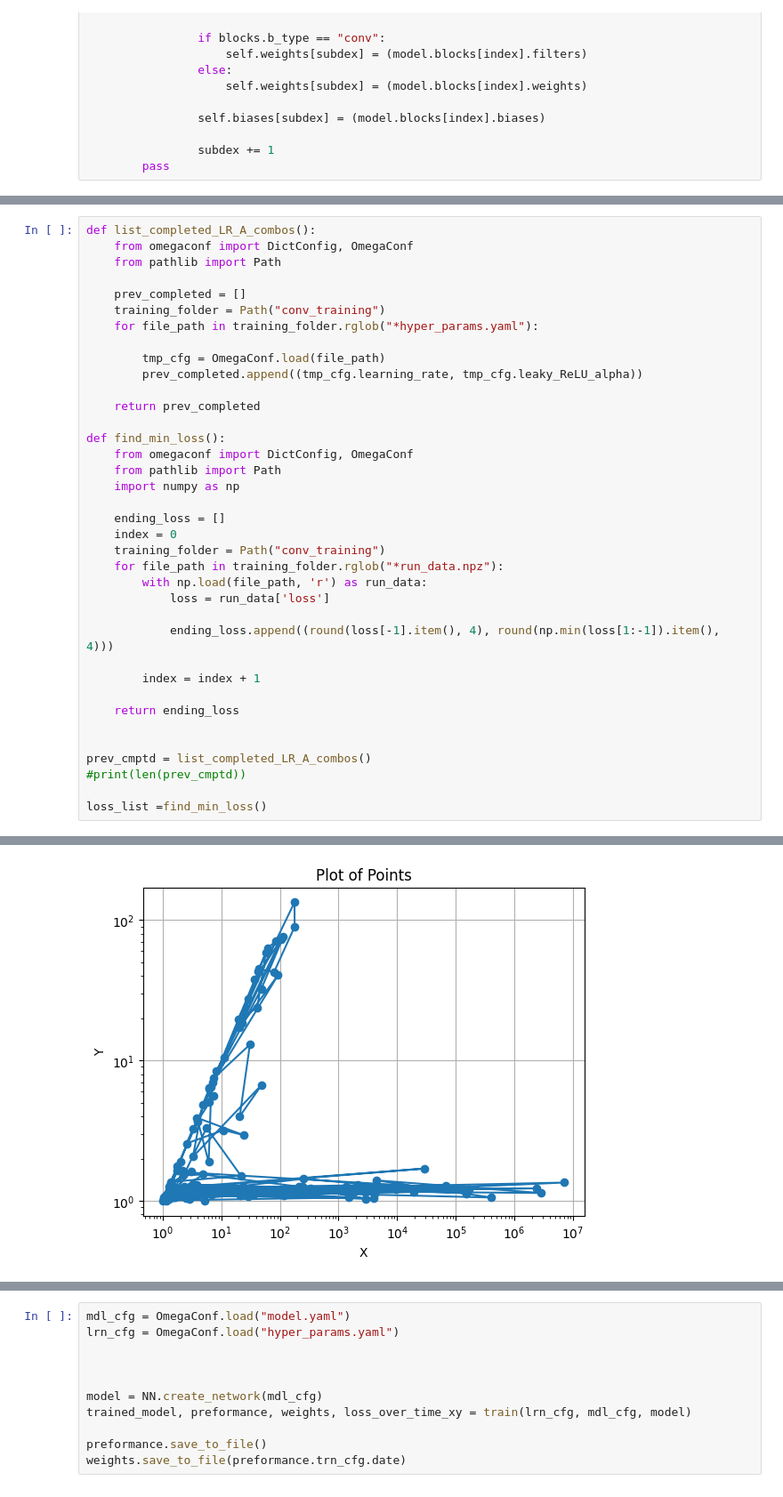
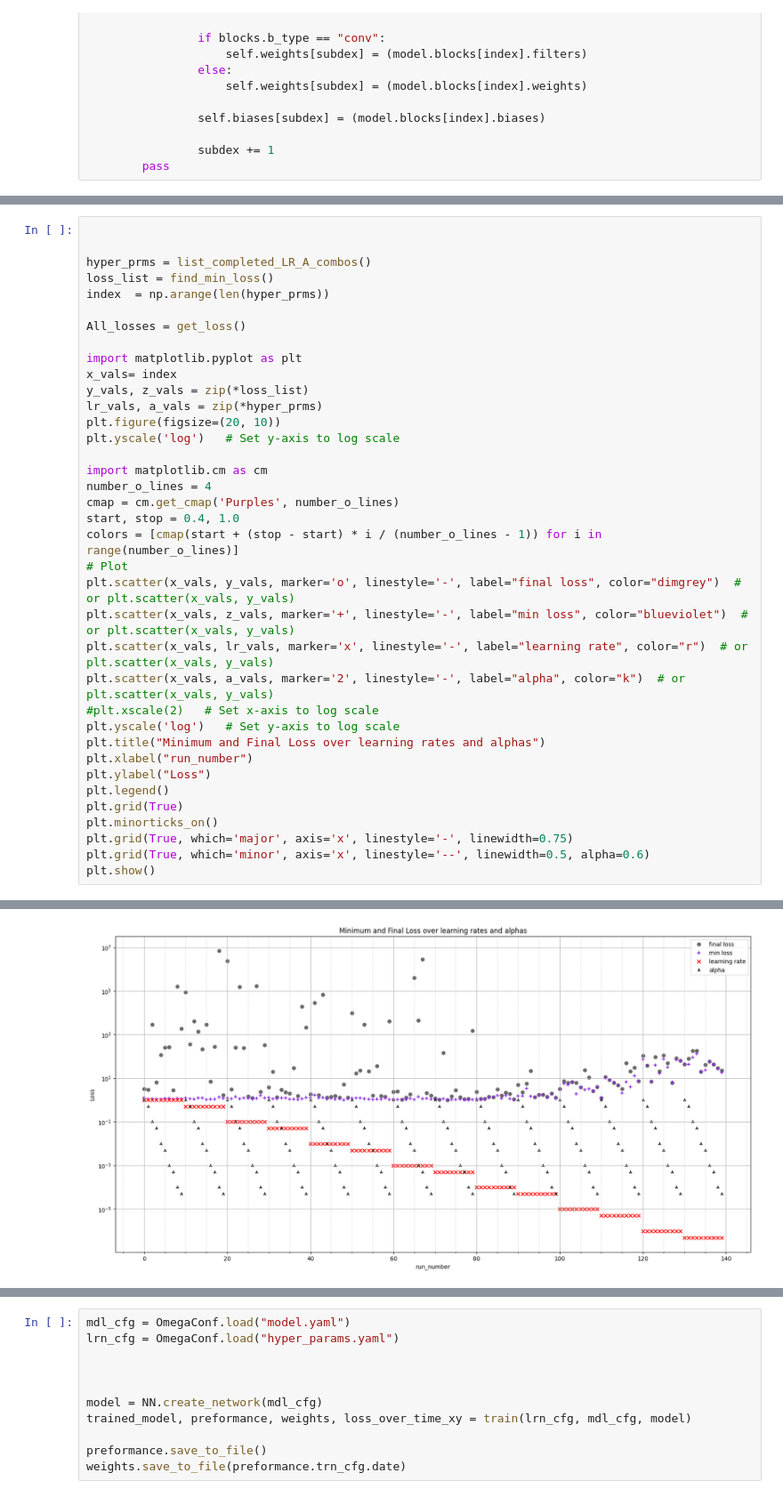
Before and after one commit to Jonathan-Lussier/convolutional, a Jupyter notebook: 2d_conv_nn.ipynb, the cells around one changed output, grey strips where cells are left out. Shown at 89% size. Cells and saved outputs as stored; diff of their text form.

Commit message:
added funtions for basic examination and plotting of run data

```diff
--- a/2d_conv_nn.ipynb
+++ b/2d_conv_nn.ipynb
@@ -994,38 +1043,38 @@ class save_model_weights():
 # %%
-def list_completed_LR_A_combos():
-    from omegaconf import DictConfig, OmegaConf
-    from pathlib import Path
-
-    prev_completed = []
-    training_folder = Path("conv_training")
-    for file_path in training_folder.rglob("*hyper_params.yaml"):
-
-        tmp_cfg = OmegaConf.load(file_path)
-        prev_completed.append((tmp_cfg.learning_rate, tmp_cfg.leaky_ReLU_alpha))
-
-    return prev_completed
-
-def find_min_loss():
-    from omegaconf import DictConfig, OmegaConf
-    from pathlib import Path
-    import numpy as np
-
-    ending_loss = []
-    index = 0
-    training_folder = Path("conv_training")
-    for file_path in training_folder.rglob("*run_data.npz"):
-        with np.load(file_path, 'r') as run_data:
-            loss = run_data['loss']
-
-            ending_loss.append((round(loss[-1].item(), 4), round(np.min(loss[1:-1]).item(), 4)))
-
-        index = index + 1
-
-    return ending_loss
 
 
-prev_cmptd = list_completed_LR_A_combos()
-#print(len(prev_cmptd))
+hyper_prms = list_completed_LR_A_combos()
+loss_list = find_min_loss()
+index  = np.arange(len(hyper_prms))
 
-loss_list =find_min_loss()
+All_losses = get_loss()
+
+import matplotlib.pyplot as plt
+x_vals= index
+y_vals, z_vals = zip(*loss_list)
+lr_vals, a_vals = zip(*hyper_prms)
+plt.figure(figsize=(20, 10))
+plt.yscale('log')   # Set y-axis to log scale
+
+import matplotlib.cm as cm
+number_o_lines = 4
+cmap = cm.get_cmap('Purples', number_o_lines)
+start, stop = 0.4, 1.0
+colors = [cmap(start + (stop - start) * i / (number_o_lines - 1)) for i in range(number_o_lines)]
+# Plot
+plt.scatter(x_vals, y_vals, marker='o', linestyle='-', label="final loss", color="dimgrey")  # or plt.scatter(x_vals, y_vals)
+plt.scatter(x_vals, z_vals, marker='+', linestyle='-', label="min loss", color="blueviolet")  # or plt.scatter(x_vals, y_vals)
+plt.scatter(x_vals, lr_vals, marker='x', linestyle='-', label="learning rate", color="r")  # or plt.scatter(x_vals, y_vals)
+plt.scatter(x_vals, a_vals, marker='2', linestyle='-', label="alpha", color="k")  # or plt.scatter(x_vals, y_vals)
+#plt.xscale(2)   # Set x-axis to log scale
+plt.yscale('log')   # Set y-axis to log scale
+plt.title("Minimum and Final Loss over learning rates and alphas")
+plt.xlabel("run_number")
+plt.ylabel("Loss")
+plt.legend()
+plt.grid(True)
+plt.minorticks_on()
+plt.grid(True, which='major', axis='x', linestyle='-', linewidth=0.75)
+plt.grid(True, which='minor', axis='x', linestyle='--', linewidth=0.5, alpha=0.6)
+plt.show()
 # %% [output]
@@ -1049 +1081 @@ loss_list =find_min_loss()
-[figure, old version]
+[figure, new version]
```
Also changed, not shown: parts of 4 cells of this notebook.
